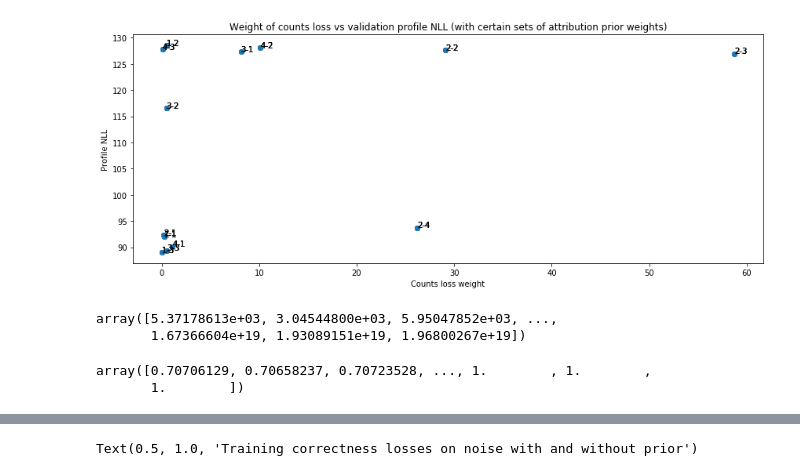
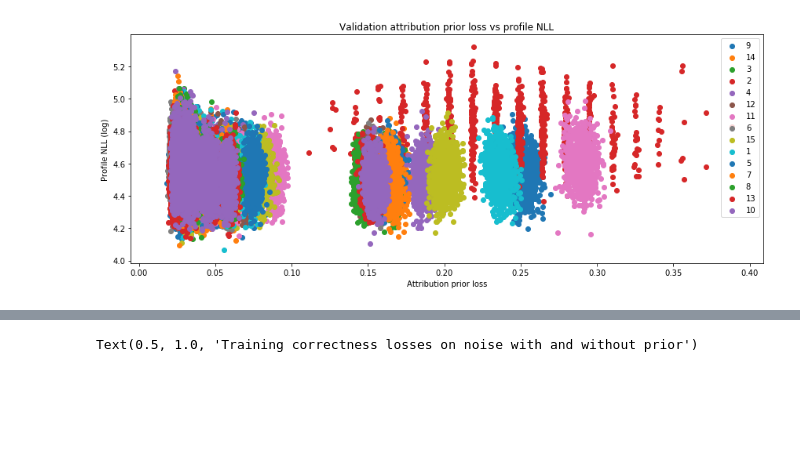
Before and after one commit to amtseng/fourier_attribution_priors, a Jupyter notebook: notebooks/prior_analyze_results.ipynb, the cells around one changed output, grey strips where cells are left out. Drawn from its saved outputs; the diff is of its cells as text; code cells hidden in the pictures; blank space fills up the shorter version.

```diff
--- a/notebooks/prior_analyze_results.ipynb
+++ b/notebooks/prior_analyze_results.ipynb
@@ -91,10 +85 @@ prior_noisy_config = import_all_config_json(prior_noisy_models_path)
-# %%
-noprior_models_path = "/users/amtseng/att_priors/models/trained_models/profile_models/SPI1/"
-prior_models_path = "/users/amtseng/att_priors/models/trained_models/profile_models/SPI1_prior_hypertune/"
-
-noprior_metrics = import_all_metrics_json(noprior_models_path)
-prior_metrics = import_all_metrics_json(prior_models_path)
-
-noprior_config = import_all_config_json(noprior_models_path)
-prior_config = import_all_config_json(prior_models_path)
 # %%
@@ -186,36 +127,27 @@ prior_lossweightset4_config = import_all_config_json(prior_models_lossweightset4
 # %%
-# Profile loss vs attribution prior weight and attribution prior weight * positive weight
-nlls = [[]] * 4
-count_weights = [[]] * 4
-labels = [[]] * 4
-metrics_configs = [
-    (prior_lossweightset1_metrics, prior_lossweightset1_config),
-    (prior_lossweightset2_metrics, prior_lossweightset2_config),
-    (prior_lossweightset3_metrics, prior_lossweightset3_config),
-    (prior_lossweightset4_metrics, prior_lossweightset4_config)
-]
-for i, (m, c) in enumerate(metrics_configs):
-    for key in m.keys():
-        try:
-            nlls[i].append(
-                np.mean(extract_metrics_values_at_best_val(m[key], "val_prof_corr_losses"))
-            )
-            count_weights[i].append(c[key]["counts_loss_weight"])
-            labels[i].append("%d-%s" % (i + 1, key))
-        except KeyError:
-            pass
-
-nlls = np.concatenate(nlls)
-count_weights = np.concatenate(count_weights)
-labels = np.concatenate(labels)
+# Profile loss vs attribution prior loss
+nlls = []
+pos_losses = []
+labels = []
+for key in prior_metrics.keys():
+    try:
+        nlls.append(
+            np.log(np.ravel(np.array(extract_metrics_values(prior_metrics[key], "val_prof_corr_losses"))))
+        )
+        pos_losses.append(
+            np.ravel(np.array(extract_metrics_values(prior_metrics[key], "val_pos_att_losses")))
+        )
+        labels.append(key)
+    except KeyError:
+        pass
 
 fig, ax = plt.subplots(1, 1, figsize=(12, 5))
-ax.scatter(count_weights, nlls)
-ax.set_title("Weight of counts loss vs validation profile NLL (with certain sets of attribution prior weights)")
-ax.set_xlabel("Counts loss weight")
-ax.set_ylabel("Profile NLL")
-for i, key in enumerate(labels):
-    ax.annotate(key, (count_weights[i], nlls[i]))
+for i, label in enumerate(labels):
+    ax.scatter(pos_losses[i], nlls[i], label=label)
+    ax.set_title("Validation attribution prior loss vs profile NLL")
+    ax.set_xlabel("Attribution prior loss")
+    ax.set_ylabel("Profile NLL (log)")
+plt.legend()
 fig.tight_layout()
 # %% [output]
-[figure, old version]
+[figure, new version]
@@ -226,10 +153,0 @@ prior_config = import_all_config_json(prior_models_path)
-# %%
-np.ravel(np.array(extract_metrics_values(prior_metrics["1"], "val_prof_corr_losses")))
-# %% [output]
-array([5.37178613e+03, 3.04544800e+03, 5.95047852e+03, ...,
-       1.67366604e+19, 1.93089151e+19, 1.96800267e+19])
-# %%
-np.ravel(np.array(extract_metrics_values(prior_metrics["1"], "val_pos_att_losses")))
-# %% [output]
-array([0.70706129, 0.70658237, 0.70723528, ..., 1.        , 1.        ,
-       1.        ])
```
Also changed, not shown: parts of 12 cells of this notebook, 5 other files.
